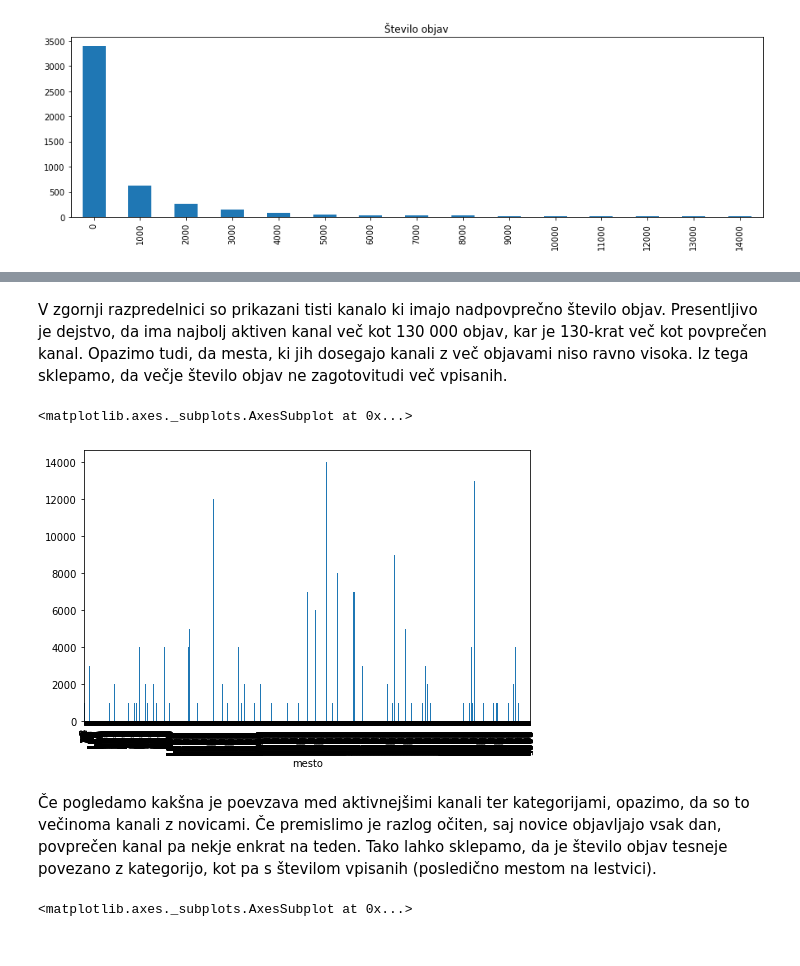
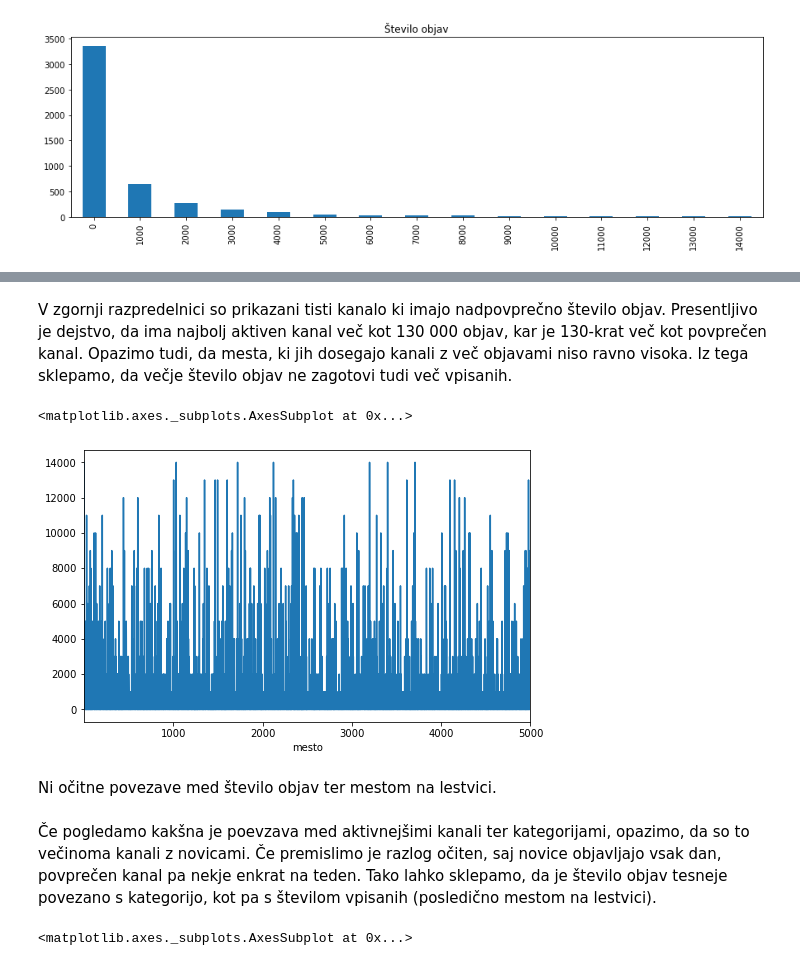
Before and after one commit to tanjaderin/Projektna-naloga-analiza-podatkov, a Jupyter notebook: obdelani-podatki/analiza_podatkov.ipynb, the cells around one changed output, grey strips where cells are left out. Drawn from its saved outputs; the diff is of its cells as text; code cells hidden in the pictures.

```diff
--- a/obdelani-podatki/analiza_podatkov.ipynb
+++ b/obdelani-podatki/analiza_podatkov.ipynb
@@ -179,13 +175,15 @@ aktivni_youtuberji
 # %% [markdown]
-V zgornji razpredelnici so prikazani tisti kanalo ki imajo nadpovprečno število objav. Presentljivo je dejstvo, da ima najbolj aktiven kanal več kot 130 000 objav, kar je 130-krat več kot povprečen kanal. Opazimo tudi, da mesta, ki jih dosegajo kanali z več objavami niso ravno visoka. Iz tega sklepamo, da večje število objav ne zagotovitudi več vpisanih.
+V zgornji razpredelnici so prikazani tisti kanalo ki imajo nadpovprečno število objav. Presentljivo je dejstvo, da ima najbolj aktiven kanal več kot 130 000 objav, kar je 130-krat več kot povprečen kanal. Opazimo tudi, da mesta, ki jih dosegajo kanali z več objavami niso ravno visoka. Iz tega sklepamo, da večje število objav ne zagotovi tudi več vpisanih.
 # %%
 odstranimo_najvecje = podatki[podatki.objave < 15000]
-odstranimo_najvecje['zaokrozene_objave'].plot(kind = 'bar', figsize=(8, 5))
+odstranimo_najvecje['zaokrozene_objave'].plot( figsize=(8, 5))
 # %% [output]
 <matplotlib.axes._subplots.AxesSubplot at 0x...>
-[figure, old version]
+[figure, new version]
+# %% [markdown]
+Ni očitne povezave med število objav ter mestom na lestvici.
 # %% [markdown]
-Če pogledamo kakšna je poevzava med aktivnejšimi kanali ter kategorijami, opazimo, da so to večinoma kanali z novicami. Če premislimo je razlog očiten, saj novice objavljajo vsak dan, povprečen kanal pa nekje enkrat na teden. Tako lahko sklepamo, da je število objav tesneje povezano z kategorijo, kot pa s številom vpisanih (posledično mestom na lestvici).
+Če pogledamo kakšna je poevzava med aktivnejšimi kanali ter kategorijami, opazimo, da so to večinoma kanali z novicami. Če premislimo je razlog očiten, saj novice objavljajo vsak dan, povprečen kanal pa nekje enkrat na teden. Tako lahko sklepamo, da je število objav tesneje povezano s kategorijo, kot pa s številom vpisanih (posledično mestom na lestvici).
 # %%
 aktivni_youtuberji['kategorija'].value_counts().head(20).plot(kind = 'bar', figsize=(20, 5), title='najbolj priljubljene kategorije')
 # %% [output]
```
Also changed, not shown: parts of 20 cells of this notebook.
